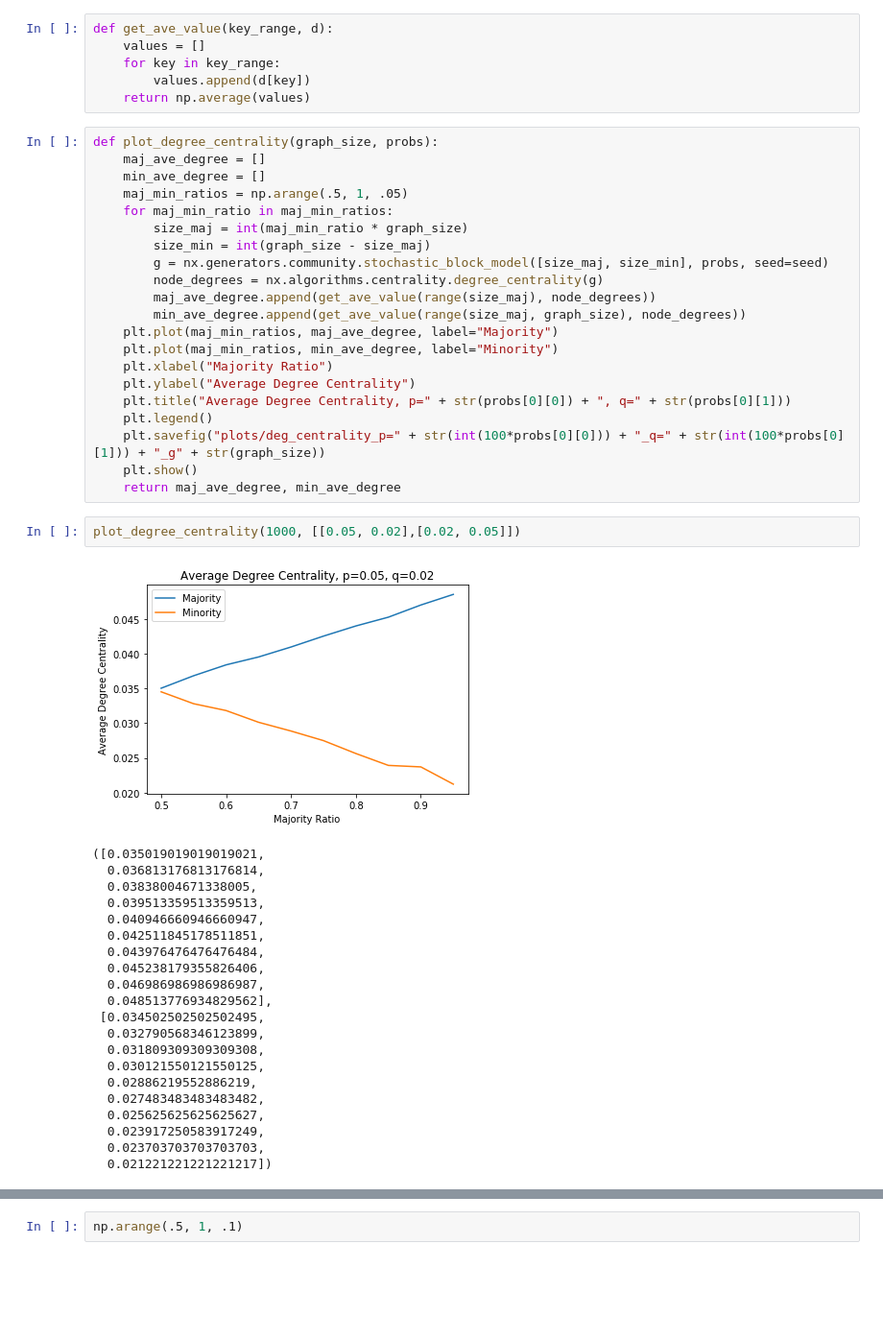
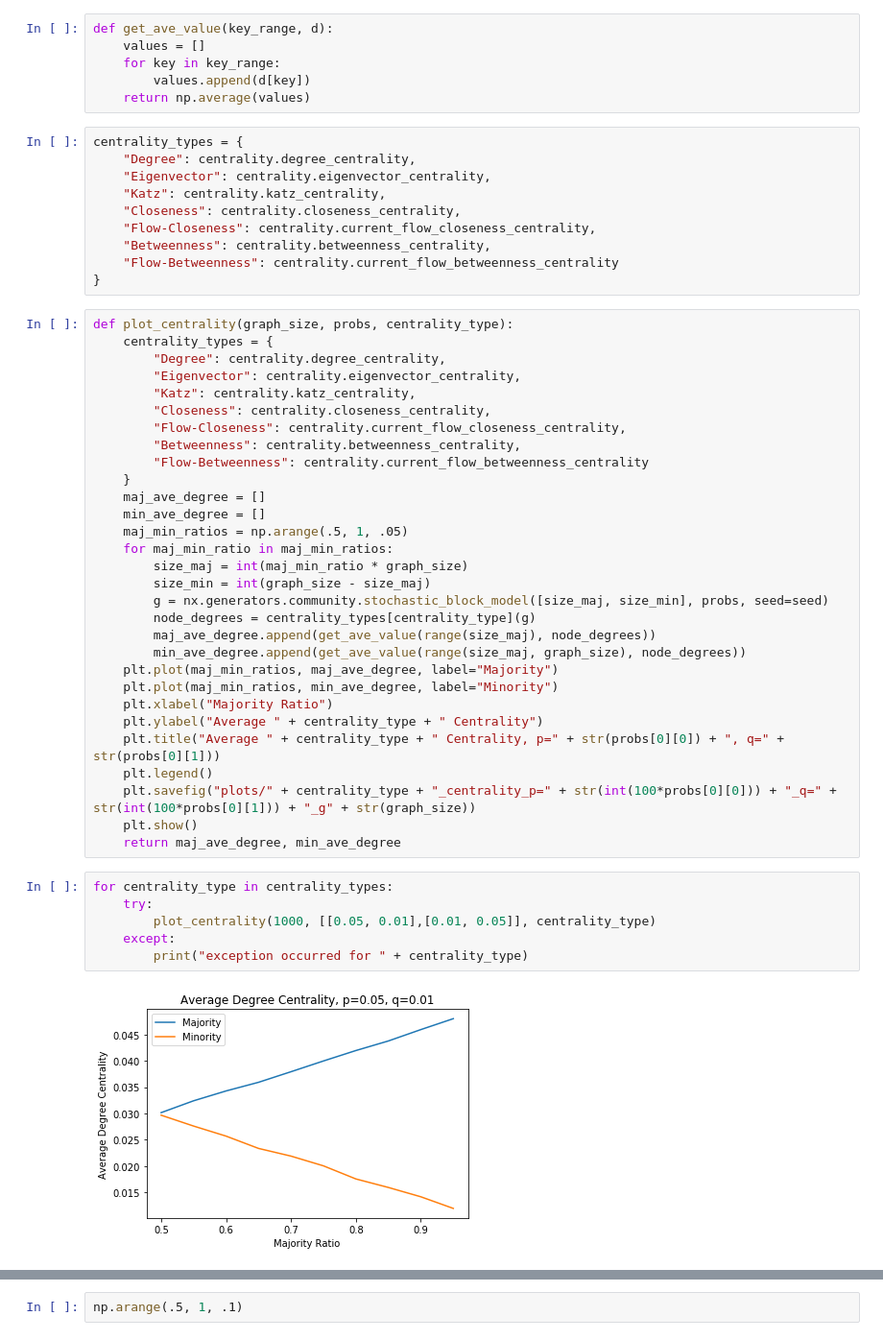
Before and after one commit to emmaling27/networks-research, a Jupyter notebook: stochastic_block_model.ipynb, the cells around one changed output, grey strips where cells are left out. Shown: that part at 96% size. Cells and saved outputs as stored; diff of their text form; blank space fills up the shorter version.

```diff
--- a/stochastic_block_model.ipynb
+++ b/stochastic_block_model.ipynb
@@ -106,8 +107,27 @@ def get_ave_value(key_range, d):
     for key in key_range:
         values.append(d[key])
     return np.average(values)
+# %%
+centrality_types = {
+    "Degree": centrality.degree_centrality,
+    "Eigenvector": centrality.eigenvector_centrality,
+    "Katz": centrality.katz_centrality,
+    "Closeness": centrality.closeness_centrality,
+    "Flow-Closeness": centrality.current_flow_closeness_centrality,
+    "Betweenness": centrality.betweenness_centrality,
+    "Flow-Betweenness": centrality.current_flow_betweenness_centrality
+}
 # %%
-def plot_degree_centrality(graph_size, probs):
+def plot_centrality(graph_size, probs, centrality_type):
+    centrality_types = {
+        "Degree": centrality.degree_centrality,
+        "Eigenvector": centrality.eigenvector_centrality,
+        "Katz": centrality.katz_centrality,
+        "Closeness": centrality.closeness_centrality,
+        "Flow-Closeness": centrality.current_flow_closeness_centrality,
+        "Betweenness": centrality.betweenness_centrality,
+        "Flow-Betweenness": centrality.current_flow_betweenness_centrality
+    }
     maj_ave_degree = []
     min_ave_degree = []
     maj_min_ratios = np.arange(.5, 1, .05)
@@ -115,39 +135,23 @@ def plot_degree_centrality(graph_size, probs):
         size_maj = int(maj_min_ratio * graph_size)
         size_min = int(graph_size - size_maj)
         g = nx.generators.community.stochastic_block_model([size_maj, size_min], probs, seed=seed)
-        node_degrees = nx.algorithms.centrality.degree_centrality(g)
+        node_degrees = centrality_types[centrality_type](g)
         maj_ave_degree.append(get_ave_value(range(size_maj), node_degrees))
         min_ave_degree.append(get_ave_value(range(size_maj, graph_size), node_degrees))
     plt.plot(maj_min_ratios, maj_ave_degree, label="Majority")
     plt.plot(maj_min_ratios, min_ave_degree, label="Minority")
     plt.xlabel("Majority Ratio")
-    plt.ylabel("Average Degree Centrality")
-    plt.title("Average Degree Centrality, p=" + str(probs[0][0]) + ", q=" + str(probs[0][1]))
+    plt.ylabel("Average " + centrality_type + " Centrality")
+    plt.title("Average " + centrality_type + " Centrality, p=" + str(probs[0][0]) + ", q=" + str(probs[0][1]))
     plt.legend()
-    plt.savefig("plots/deg_centrality_p=" + str(int(100*probs[0][0])) + "_q=" + str(int(100*probs[0][1])) + "_g" + str(graph_size))
+    plt.savefig("plots/" + centrality_type + "_centrality_p=" + str(int(100*probs[0][0])) + "_q=" + str(int(100*probs[0][1])) + "_g" + str(graph_size))
     plt.show()
     return maj_ave_degree, min_ave_degree
-# %%
-plot_degree_centrality(1000, [[0.05, 0.02],[0.02, 0.05]])
-# %% [output]
-[figure, removed]
-([0.035019019019019021,
-  0.036813176813176814,
-  0.03838004671338005,
-  0.039513359513359513,
-  0.040946660946660947,
-  0.042511845178511851,
-  0.043976476476476484,
-  0.045238179355826406,
-  0.046986986986986987,
-  0.048513776934829562],
- [0.034502502502502495,
-  0.032790568346123899,
-  0.031809309309309308,
-  0.030121550121550125,
-  0.02886219552886219,
-  0.027483483483483482,
-  0.025625625625625627,
-  0.023917250583917249,
-  0.023703703703703703,
-  0.021221221221221217])
+# %%
+for centrality_type in centrality_types:
+    try:
+        plot_centrality(1000, [[0.05, 0.01],[0.01, 0.05]], centrality_type)
+    except:
+        print("exception occurred for " + centrality_type)
+# %% [output]
+[figure, added]
```
Also changed, not shown: parts of 4 cells of this notebook, 1 other file.
